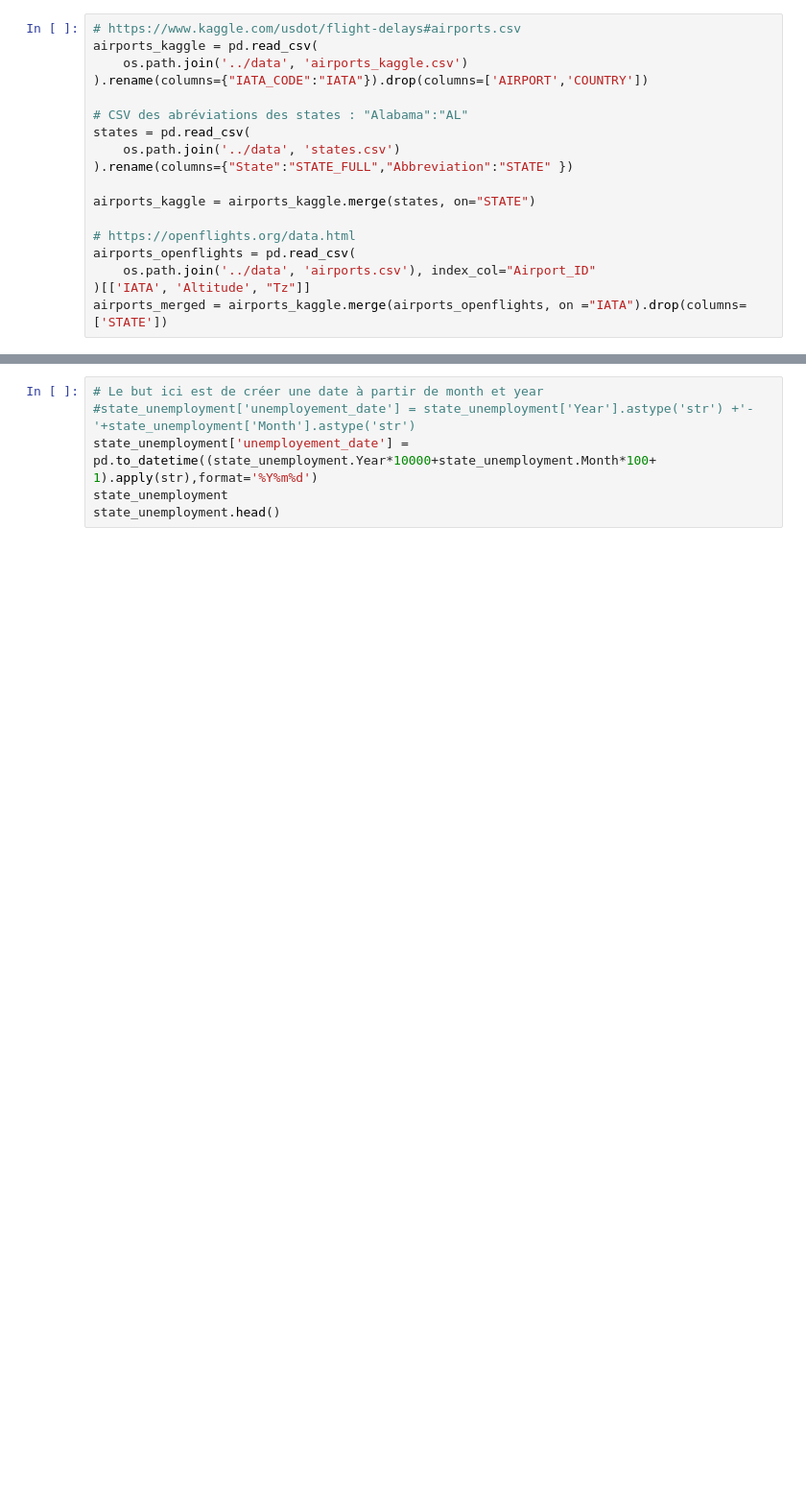
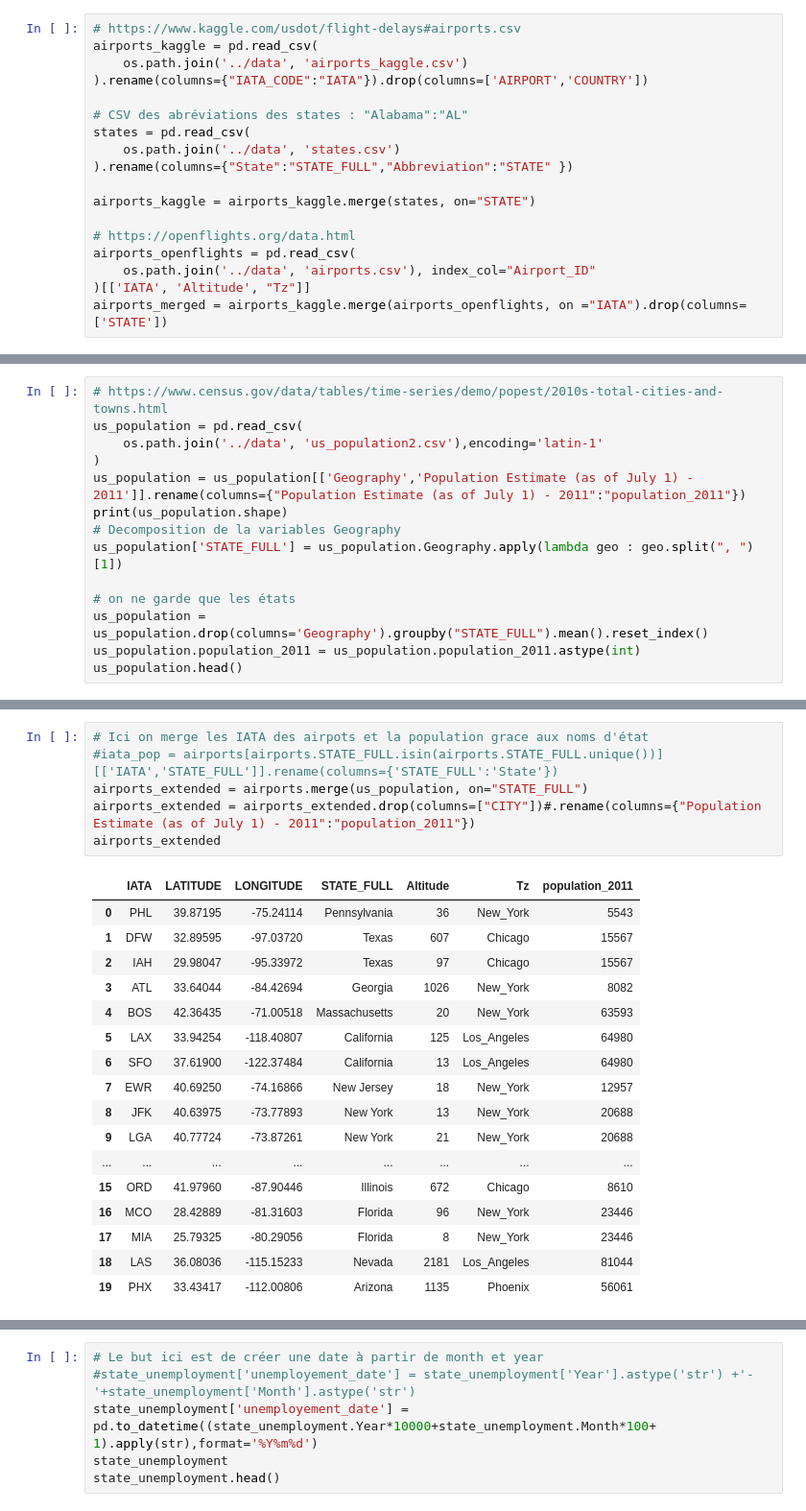
Before and after one commit to samirLazzali/air-passengers-prediction, a Jupyter notebook: Notebook/check_external_data.ipynb, the cells around one changed output, grey strips where cells are left out. Shown: that part at 96% size. Drawn from its saved outputs; the diff is of its cells as text; blank space fills up the shorter version.

```diff
--- a/Notebook/check_external_data.ipynb
+++ b/Notebook/check_external_data.ipynb
@@ -151,0 +70,14 @@ See the caveats in the documentation: https://pandas.pydata.org/pandas-docs/stab
+# %%
+# https://www.census.gov/data/tables/time-series/demo/popest/2010s-total-cities-and-towns.html
+us_population = pd.read_csv(
+    os.path.join('../data', 'us_population2.csv'),encoding='latin-1'
+)
+us_population = us_population[['Geography','Population Estimate (as of July 1) - 2011']].rename(columns={"Population Estimate (as of July 1) - 2011":"population_2011"})
+print(us_population.shape)
+# Decomposition de la variables Geography
+us_population['STATE_FULL'] = us_population.Geography.apply(lambda geo : geo.split(", ")[1])
+
+# on ne garde que les états
+us_population = us_population.drop(columns='Geography').groupby("STATE_FULL").mean().reset_index()
+us_population.population_2011 = us_population.population_2011.astype(int)
+us_population.head()
@@ -152 +92,25 @@ See the caveats in the documentation: https://pandas.pydata.org/pandas-docs/stab
+# %%
+# Ici on merge les IATA des airpots et la population grace aux noms d'état
+#iata_pop = airports[airports.STATE_FULL.isin(airports.STATE_FULL.unique())][['IATA','STATE_FULL']].rename(columns={'STATE_FULL':'State'})
+airports_extended = airports.merge(us_population, on="STATE_FULL")
+airports_extended = airports_extended.drop(columns=["CITY"])#.rename(columns={"Population Estimate (as of July 1) - 2011":"population_2011"})
+airports_extended
+# %% [output]
+|  | IATA | LATITUDE | LONGITUDE | STATE_FULL | Altitude | Tz | population_2011 |
+| 0 | PHL | 39.87195 | -75.24114 | Pennsylvania | 36 | New_York | 5543 |
+| 1 | DFW | 32.89595 | -97.03720 | Texas | 607 | Chicago | 15567 |
+| 2 | IAH | 29.98047 | -95.33972 | Texas | 97 | Chicago | 15567 |
+| 3 | ATL | 33.64044 | -84.42694 | Georgia | 1026 | New_York | 8082 |
+| 4 | BOS | 42.36435 | -71.00518 | Massachusetts | 20 | New_York | 63593 |
+| 5 | LAX | 33.94254 | -118.40807 | California | 125 | Los_Angeles | 64980 |
+| 6 | SFO | 37.61900 | -122.37484 | California | 13 | Los_Angeles | 64980 |
+| 7 | EWR | 40.69250 | -74.16866 | New Jersey | 18 | New_York | 12957 |
+| 8 | JFK | 40.63975 | -73.77893 | New York | 13 | New_York | 20688 |
+| 9 | LGA | 40.77724 | -73.87261 | New York | 21 | New_York | 20688 |
+| ... | ... | ... | ... | ... | ... | ... | ... |
+| 15 | ORD | 41.97960 | -87.90446 | Illinois | 672 | Chicago | 8610 |
+| 16 | MCO | 28.42889 | -81.31603 | Florida | 96 | New_York | 23446 |
+| 17 | MIA | 25.79325 | -80.29056 | Florida | 8 | New_York | 23446 |
+| 18 | LAS | 36.08036 | -115.15233 | Nevada | 2181 | Los_Angeles | 81044 |
+| 19 | PHX | 33.43417 | -112.00806 | Arizona | 1135 | Phoenix | 56061 |
 # %% [markdown]
```
Also changed, not shown: parts of 18 cells of this notebook, 7 other files.
